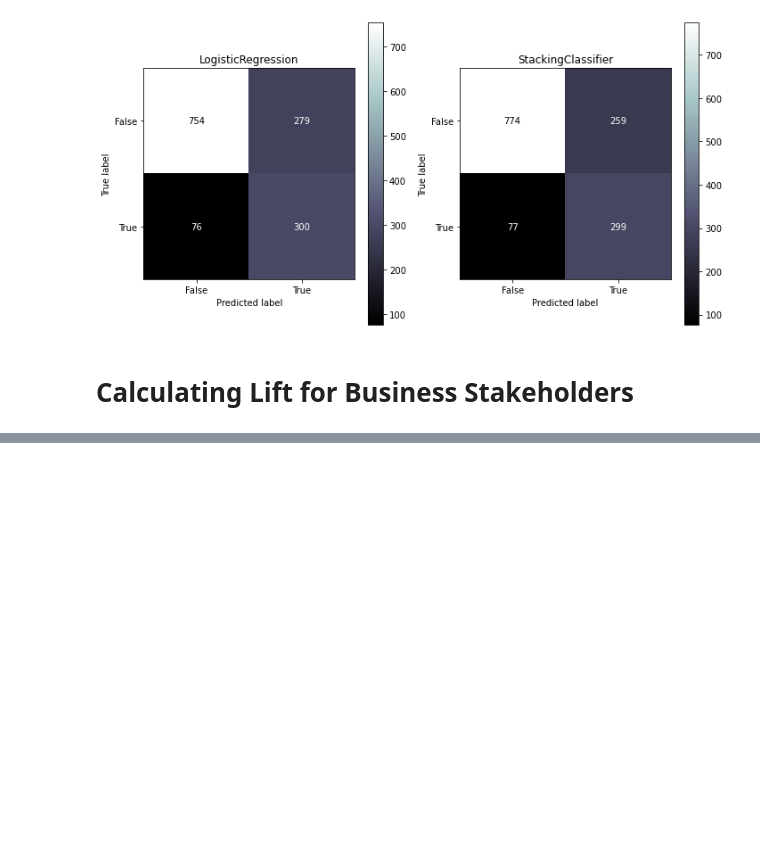
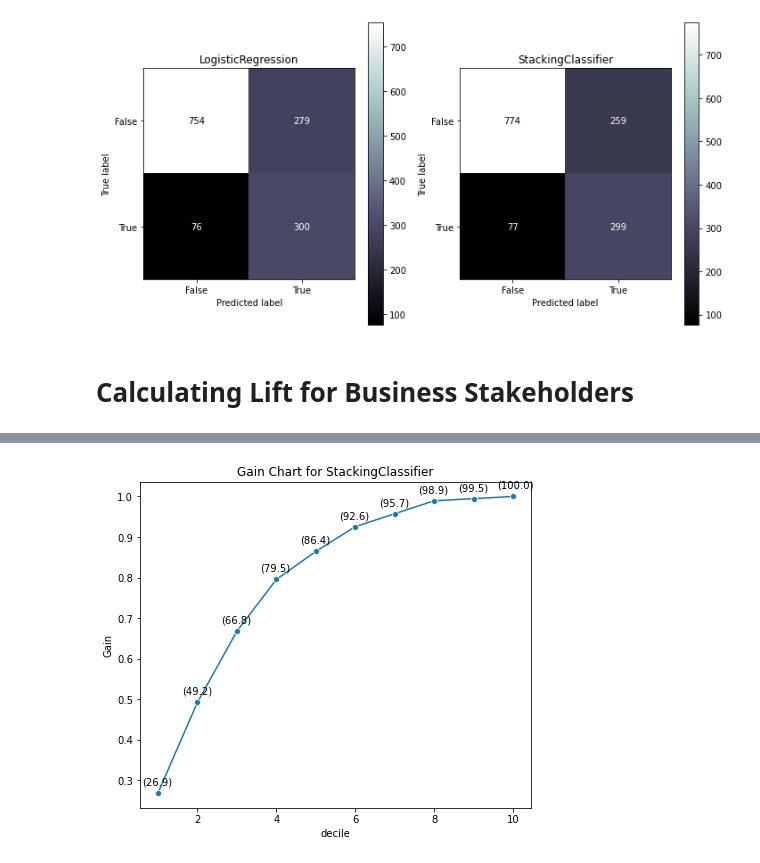
Before and after one commit to Jeff-ChenFan-Wang/TelecomChurnAnalysis, a Jupyter notebook: Model.ipynb, the cells around one changed output, grey strips where cells are left out. Saved outputs shown, nothing was run; the diff lists cells and outputs as text; code cells hidden in the pictures; blank space fills up the shorter version.

```diff
--- a/Model.ipynb
+++ b/Model.ipynb
@@ -350,0 +353,4 @@ To translate our model performance to something that business stakeholders would
+# %%
+graph_gain(stack_clf,y_test,stack_x_test)
+# %% [output]
+[figure, added]
```
Also changed, not shown: parts of 5 cells of this notebook, 9 other files.
